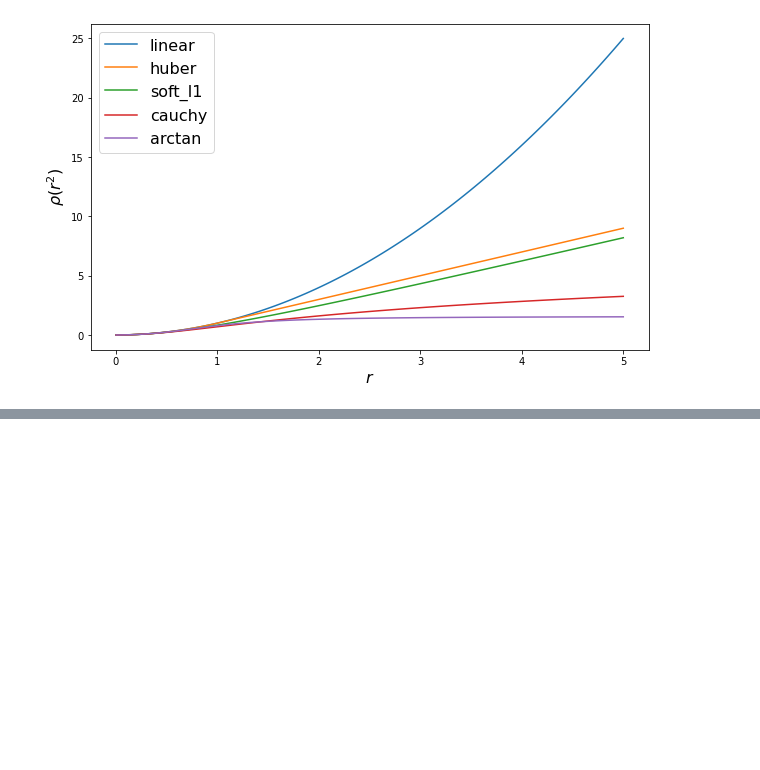
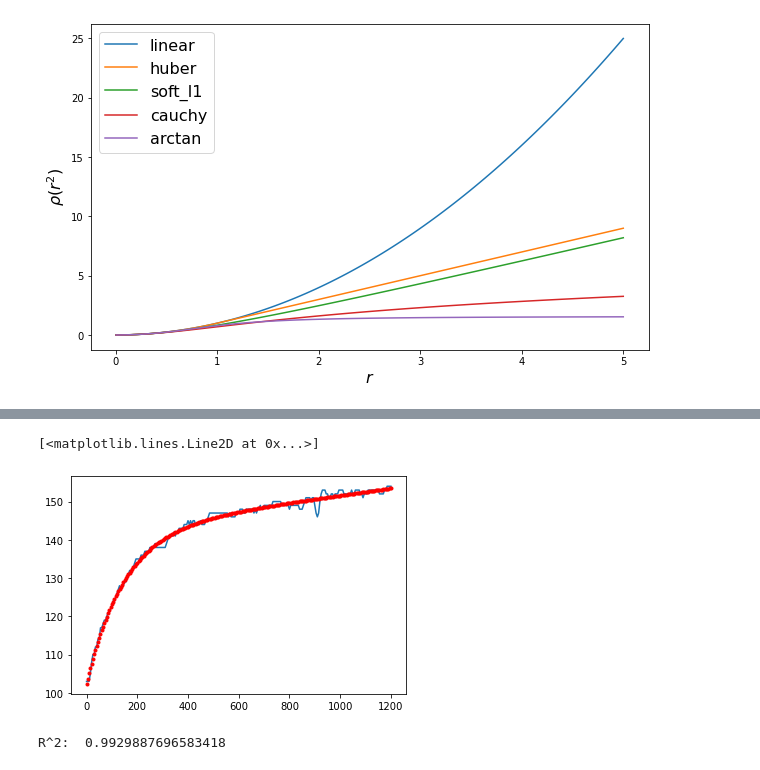
Before and after one commit to PJFinnerty/Project-2020-52446, a Jupyter notebook: Project-2020-PeterFinnerty.ipynb, the cells around one changed output, grey strips where cells are left out. Drawn from its saved outputs; the diff is of its cells as text; code cells hidden in the pictures; blank space fills up the shorter version.

```diff
--- a/Project-2020-PeterFinnerty.ipynb
+++ b/Project-2020-PeterFinnerty.ipynb
@@ -216,0 +311,18 @@ sns.scatterplot(power, speed)
+# %%
+
+n = len(x['Time (sec)'])
+y = np.empty(n)
+for i in range(n):
+    y[i] = bpm(x['Time (sec)'][i], c[0], c[1], c[2], c[3])
+
+
+plt.plot(x['Time (sec)'], x['Heart Rate (BPM)'])
+plt.plot(x['Time (sec)'], y, 'r.')
+# %% [output]
+[<matplotlib.lines.Line2D at 0x...>]
+[figure, added]
+# %%
+from sklearn.metrics import r2_score
+print('R^2: ', r2_score(y, hr))
+# %% [output]
+R^2:  0.9929887696583418
```
Also changed, not shown: parts of 15 cells of this notebook.
